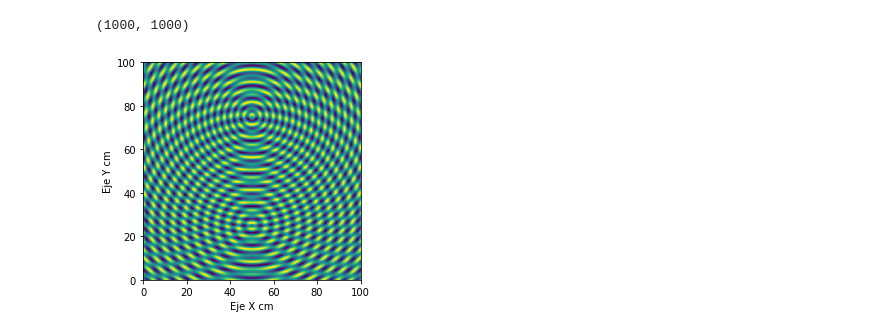
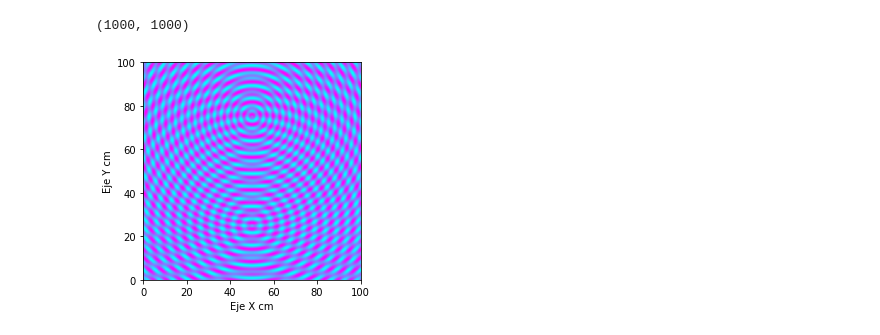
Before and after one commit to andres050212/kingwolf, a Jupyter notebook: Ondas En Un Estanque.ipynb, the cells around one changed output. Saved outputs shown, nothing was run; the diff lists cells and outputs as text; code cells hidden in the pictures.

```diff
--- a/Ondas En Un Estanque.ipynb
+++ b/Ondas En Un Estanque.ipynb
@@ -11,33 +11,33 @@ k1 = 2.*pi / lda1
 salto = tamañox / pixeles # cm/pixel
 zeta0 = 1.0 # cm
 x0 = 25. # cm
 y0 = 50. # cm
 x1 = 75.
 y1 = 50.
 for i in range(0,pixeles):
     for j in range(0,pixeles):
         r=sqrt((x0-i*salto)**2 + (y0-j*salto)**2)
         e=zeta0*sin(k*r)
         r1=sqrt((x1-i*salto)**2 + (y1-j*salto)**2)
         e1=zeta0*sin(k1*r1)
         e21=e+e1
         salida2.write("%0.2f "% (e+e1))
 
     salida2.write("\n")
 
-
 salida2.close()
 
-from pylab import imshow, show, xlabel, ylabel
+from pylab import imshow, show, xlabel, ylabel,cool
 from numpy import loadtxt
 
 data = loadtxt("Ondas_Est.dat3", float)
 print(data.shape)
 imshow(data)
 imshow(data, origin="lower", extent=[0, 100, 0, 100], aspect=1.0)
+cool()
 xlabel("Eje X cm")
 ylabel("Eje Y cm")
 show()
 # %% [output]
 (1000, 1000)
-[figure, old version]
+[figure, new version]
```
Also changed, not shown: 6 other files.
